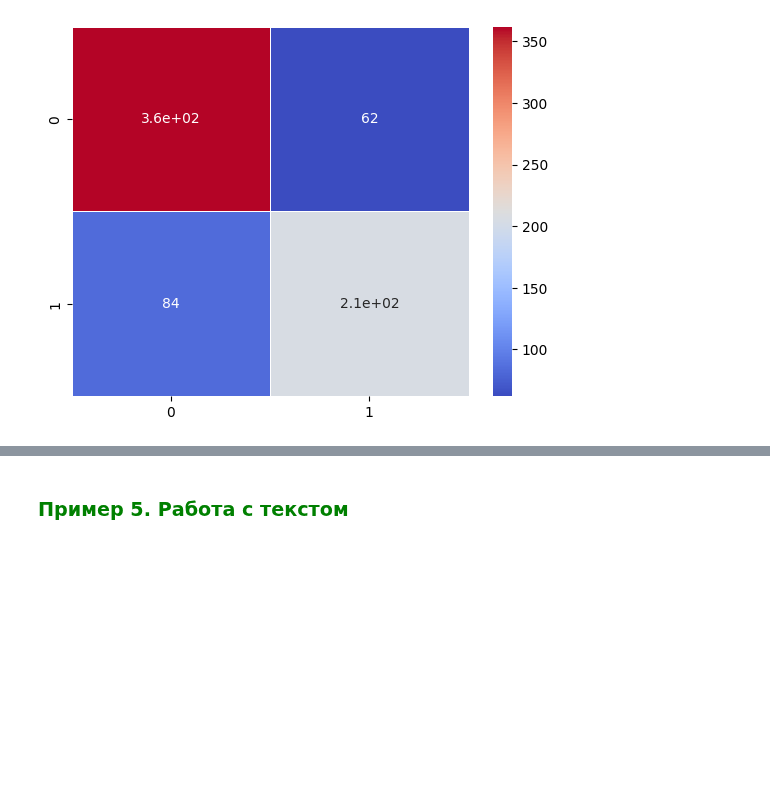
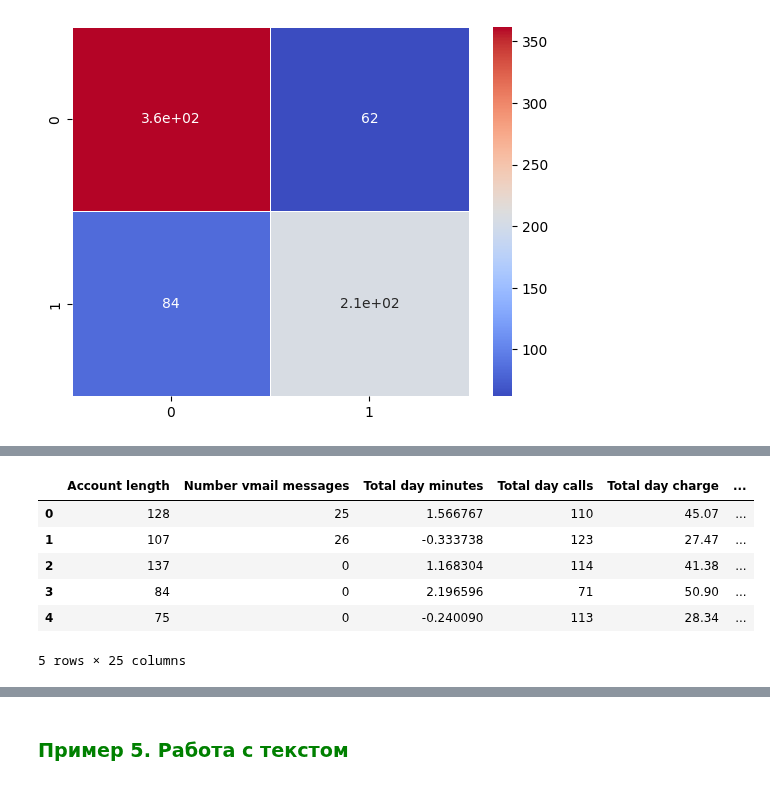
Before and after one commit to Dragoh54/MachineLearning-Labs, a Jupyter notebook: lab4/2024_ML_LR4_MACS (2).ipynb, the cells around one changed output, grey strips where cells are left out. Drawn from its saved outputs; the diff is of its cells as text; code cells hidden in the pictures; blank space fills up the shorter version.

```diff
--- a/lab4/2024_ML_LR4_MACS (2).ipynb
+++ b/lab4/2024_ML_LR4_MACS (2).ipynb
@@ -546,0 +577,22 @@ sns.heatmap(matr, annot=True, cmap='coolwarm', linewidths=0.5)
+# %%
+telep = scale_data(telep, 'Total day minutes')
+telep = scale_data(telep, 'Total eve minutes')
+telep = scale_data(telep, 'Total intl minutes')
+telep = scale_data(telep, 'Total night minutes')
+telep = scale_data(telep, 'Customer service calls')
+# %%
+telep = remove_outliers_by_zscore(telep, 'Total day minutes')
+telep = remove_outliers_by_zscore(telep, 'Total eve minutes')
+telep = remove_outliers_by_zscore(telep, 'Total intl minutes')
+telep = remove_outliers_by_zscore(telep, 'Total night minutes')
+telep = remove_outliers_by_zscore(telep, 'Customer service calls')
+# %%
+telep.head()
+# %% [output]
+|  | Account length | Number vmail messages | Total day minutes | Total day calls | Total day charge | ... |
+| 0 | 128 | 25 | 1.566767 | 110 | 45.07 | ... |
+| 1 | 107 | 26 | -0.333738 | 123 | 27.47 | ... |
+| 2 | 137 | 0 | 1.168304 | 114 | 41.38 | ... |
+| 3 | 84 | 0 | 2.196596 | 71 | 50.90 | ... |
+| 4 | 75 | 0 | -0.240090 | 113 | 28.34 | ... |
+5 rows × 25 columns
```
Also changed, not shown: parts of 32 cells of this notebook, 1 other file.
